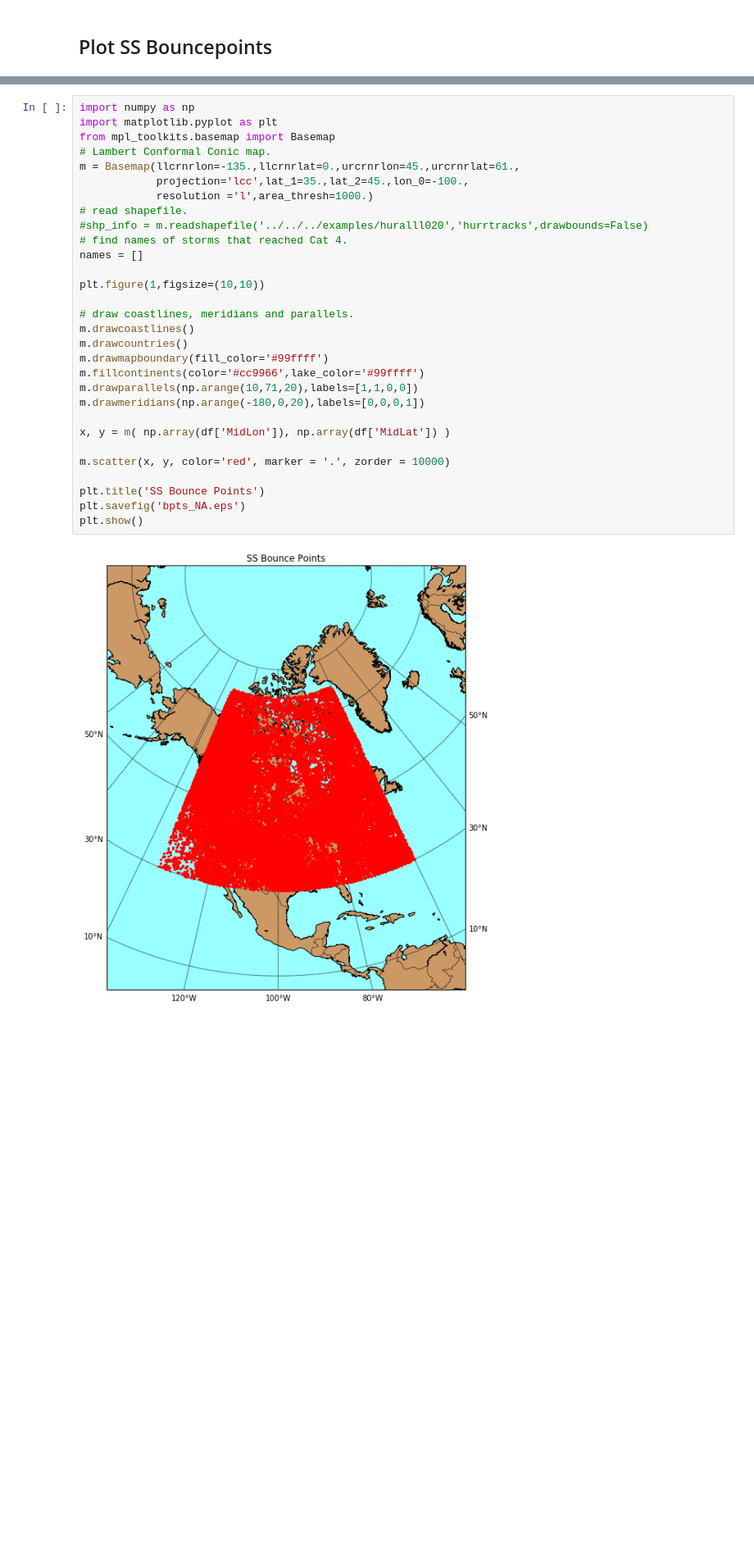
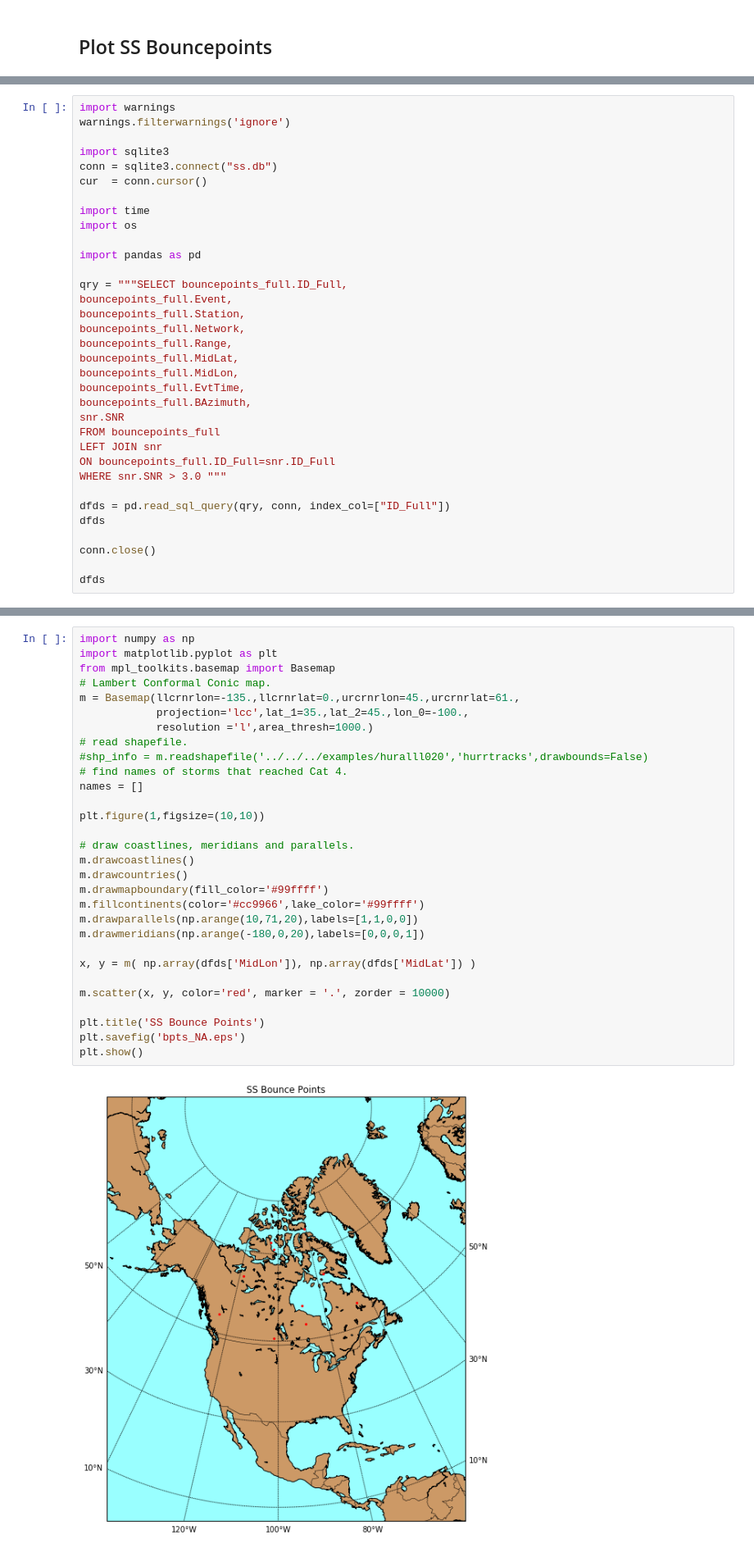
Before and after one commit to nmancinelli/ss-precursors, a Jupyter notebook: Plot_SS_Bounce_Points.ipynb, the cells around one changed output, grey strips where cells are left out. Shown at 82% size. Cells and saved outputs as stored; diff of their text form; blank space fills up the shorter version.

Commit message:
Plot SS bpts updated to interface with SQL db.

```diff
--- a/Plot_SS_Bounce_Points.ipynb
+++ b/Plot_SS_Bounce_Points.ipynb
@@ -37,0 +3,34 @@ df2
+# %%
+import warnings
+warnings.filterwarnings('ignore')
+
+import sqlite3
+conn = sqlite3.connect("ss.db")
+cur  = conn.cursor()
+
+import time
+import os
+
+import pandas as pd
+
+qry = """SELECT bouncepoints_full.ID_Full,
+bouncepoints_full.Event,
+bouncepoints_full.Station,
+bouncepoints_full.Network,
+bouncepoints_full.Range,
+bouncepoints_full.MidLat,
+bouncepoints_full.MidLon,
+bouncepoints_full.EvtTime,
+bouncepoints_full.BAzimuth,
+snr.SNR
+FROM bouncepoints_full
+LEFT JOIN snr
+ON bouncepoints_full.ID_Full=snr.ID_Full
+WHERE snr.SNR > 3.0 """
+
+dfds = pd.read_sql_query(qry, conn, index_col=["ID_Full"])
+dfds
+
+conn.close()
+
+dfds
@@ -38,32 +50,32 @@ df2
 # %%
 import numpy as np
 import matplotlib.pyplot as plt
 from mpl_toolkits.basemap import Basemap
 # Lambert Conformal Conic map.
 m = Basemap(llcrnrlon=-135.,llcrnrlat=0.,urcrnrlon=45.,urcrnrlat=61.,
             projection='lcc',lat_1=35.,lat_2=45.,lon_0=-100.,
             resolution ='l',area_thresh=1000.)
 # read shapefile.
 #shp_info = m.readshapefile('../../../examples/huralll020','hurrtracks',drawbounds=False)
 # find names of storms that reached Cat 4.
 names = []
 
 plt.figure(1,figsize=(10,10))
 
 # draw coastlines, meridians and parallels.
 m.drawcoastlines()
 m.drawcountries()
 m.drawmapboundary(fill_color='#99ffff')
 m.fillcontinents(color='#cc9966',lake_color='#99ffff')
 m.drawparallels(np.arange(10,71,20),labels=[1,1,0,0])
 m.drawmeridians(np.arange(-180,0,20),labels=[0,0,0,1])
 
-x, y = m( np.array(df['MidLon']), np.array(df['MidLat']) )
+x, y = m( np.array(dfds['MidLon']), np.array(dfds['MidLat']) )
 
 m.scatter(x, y, color='red', marker = '.', zorder = 10000)
 
 plt.title('SS Bounce Points')
 plt.savefig('bpts_NA.eps')
 plt.show()
 # %% [output]
-[figure, old version]
+[figure, new version]
```
Also changed, not shown: parts of 2 cells of this notebook, 1 other file.
